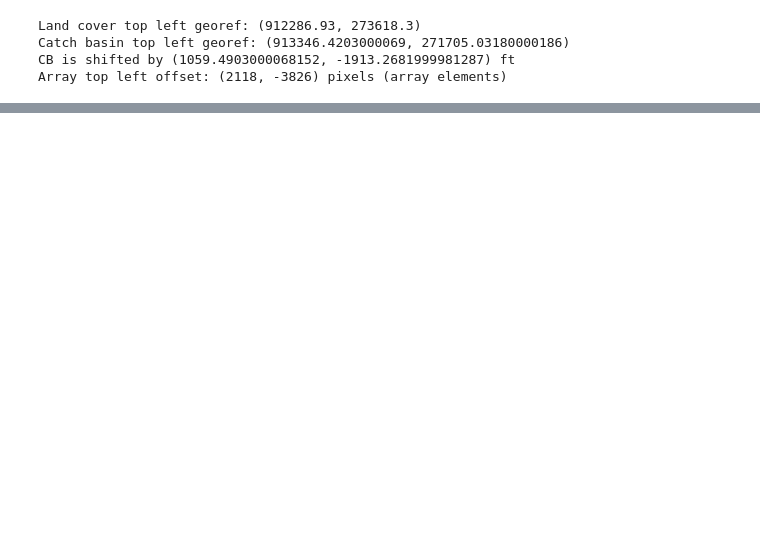
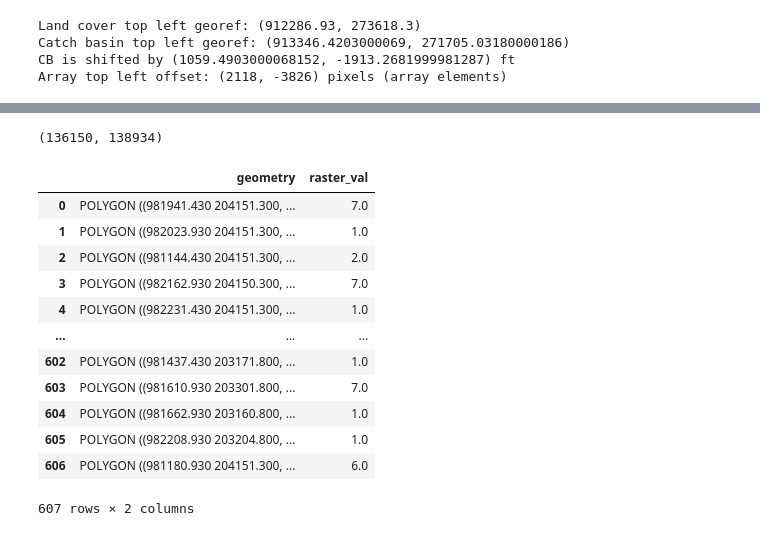
Before and after one commit to courtney-smith-97/flood-risk, a Jupyter notebook: eda/align_datasets.ipynb, the cells around one changed output, grey strips where cells are left out. Cells and saved outputs as stored; diff of their text form; code cells hidden in the pictures; blank space fills up the shorter version.

```diff
--- a/eda/align_datasets.ipynb
+++ b/eda/align_datasets.ipynb
@@ -60,0 +95,20 @@ gdal_array.BandReadAsArray(band, x_offset, y_offset, x_size, y_size)
+# %%
+x_offset, y_offset
+# %% [output]
+(136150, 138934)
+# %%
+gdf_p
+# %% [output]
+|  | geometry | raster_val |
+| 0 | POLYGON ((981941.430 204151.300, ... | 7.0 |
+| 1 | POLYGON ((982023.930 204151.300, ... | 1.0 |
+| 2 | POLYGON ((981144.430 204151.300, ... | 2.0 |
+| 3 | POLYGON ((982162.930 204150.300, ... | 7.0 |
+| 4 | POLYGON ((982231.430 204151.300, ... | 1.0 |
+| ... | ... | ... |
+| 602 | POLYGON ((981437.430 203171.800, ... | 1.0 |
+| 603 | POLYGON ((981610.930 203301.800, ... | 7.0 |
+| 604 | POLYGON ((981662.930 203160.800, ... | 1.0 |
+| 605 | POLYGON ((982208.930 203204.800, ... | 1.0 |
+| 606 | POLYGON ((981180.930 204151.300, ... | 6.0 |
+607 rows × 2 columns
```
Also changed, not shown: parts of 11 cells of this notebook.
